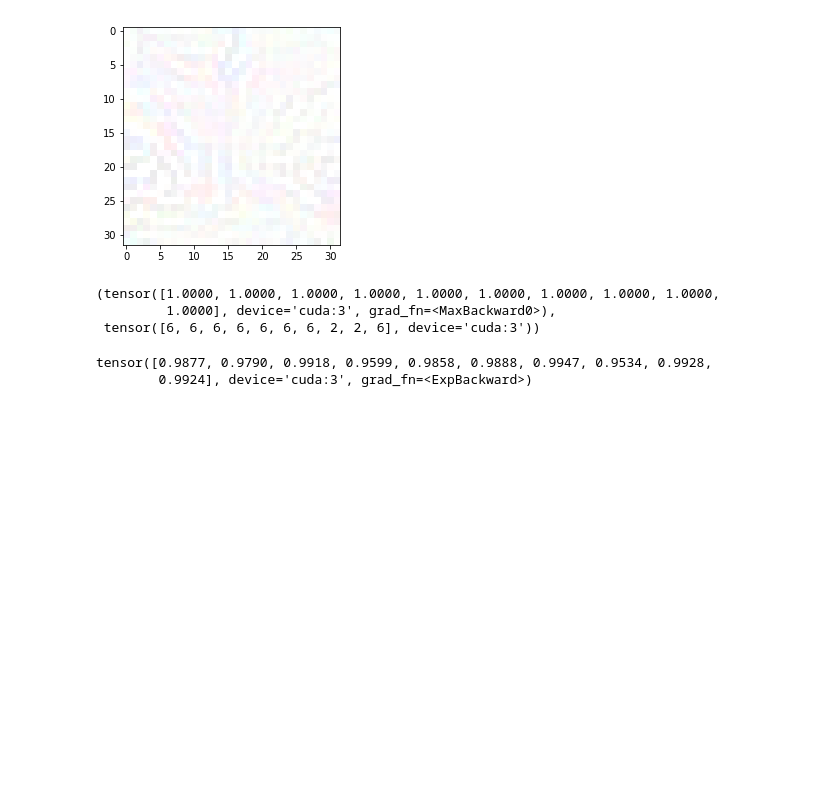
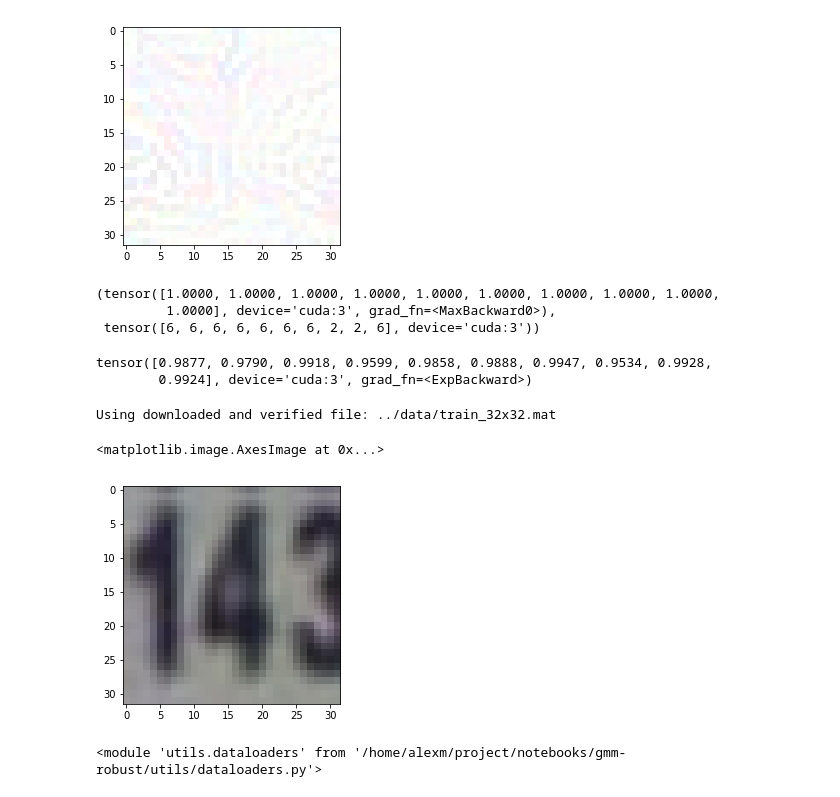
Before and after one commit to AlexMeinke/certified-certain-uncertainty, a Jupyter notebook: GMM.ipynb, the cells around one changed output. Drawn from its saved outputs; the diff is of its cells as text; code cells hidden in the pictures; blank space fills up the shorter version.

```diff
--- a/GMM.ipynb
+++ b/GMM.ipynb
@@ -235,3 +259,18 @@ base_model(x).max(1)[0].exp()
 # %% [output]
 tensor([0.9877, 0.9790, 0.9918, 0.9599, 0.9858, 0.9888, 0.9947, 0.9534, 0.9928,
         0.9924], device='cuda:3', grad_fn=<ExpBackward>)
+# %%
+loader = dl.SVHN(train=True, augm_flag=True)
+# %% [output]
+Using downloaded and verified file: ../data/train_32x32.mat
+# %%
+ata = enumerate(loader).__next__()[1][0]
+# %%
+plt.imshow(ata[100].permute(1,2,0))
+# %% [output]
+<matplotlib.image.AxesImage at 0x...>
+[figure, added]
+# %%
+reload(dl)
+# %% [output]
+<module 'utils.dataloaders' from '/home/alexm/project/notebooks/gmm-robust/utils/dataloaders.py'>
```
Also changed, not shown: parts of 9 cells of this notebook, 13 other files.
